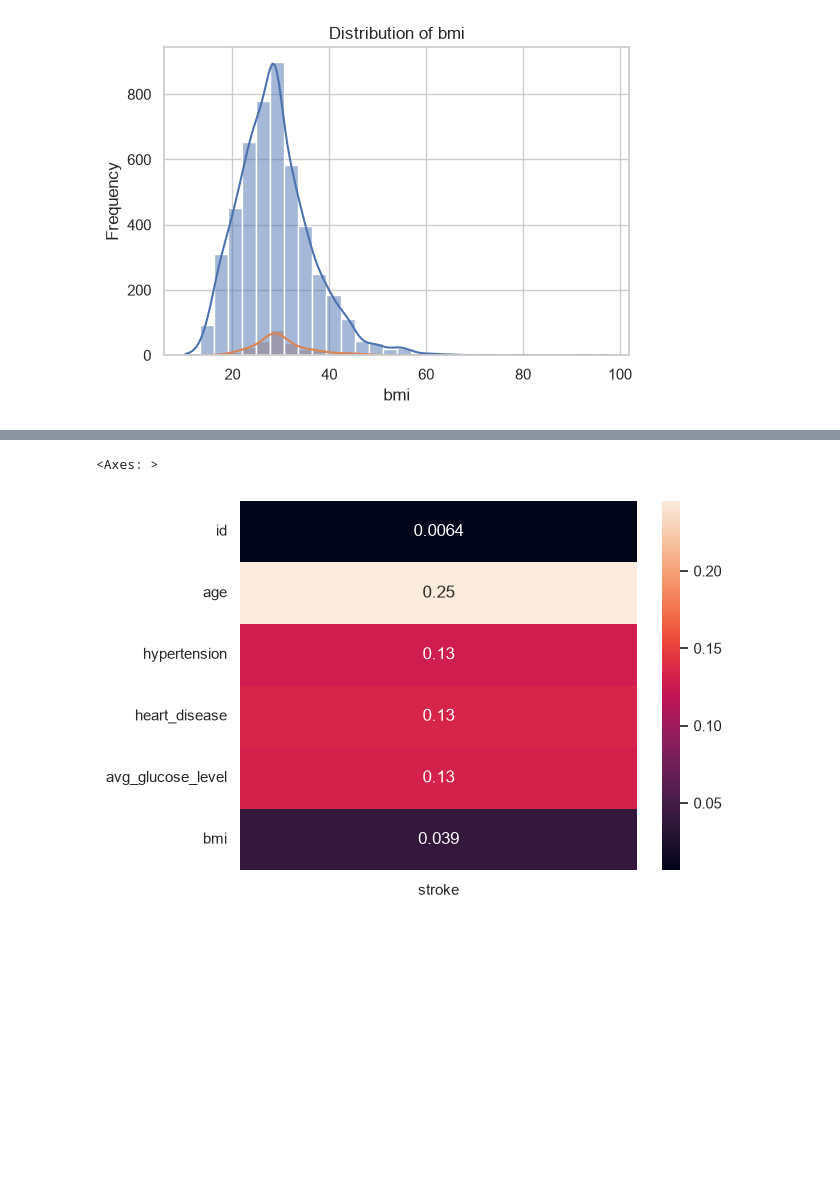
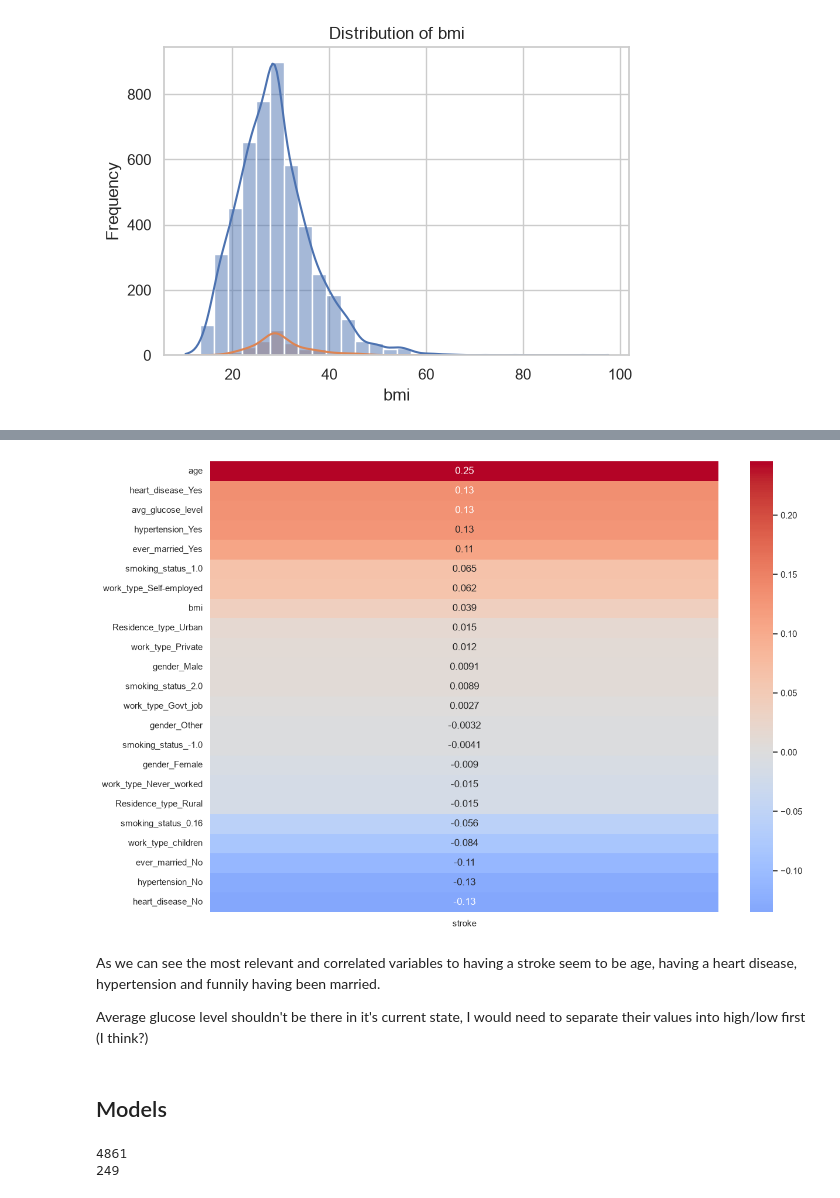
Before and after one commit to tomepedrogit/Stroke-Prediction-Dataset, a Jupyter notebook: stroke_prediction.ipynb, the cells around one changed output, grey strips where cells are left out. Drawn from its saved outputs; the diff is of its cells as text; code cells hidden in the pictures; blank space fills up the shorter version.

```diff
--- a/stroke_prediction.ipynb
+++ b/stroke_prediction.ipynb
@@ -42,8 +44,10 @@ df.head(10)
 | 9 | 60491 | Female | 78.0 | 0 | 0 | Yes | Private | Urban | ... |
 # %%
 #Making sure NaN values are being treated as missing values or string.
-#There is also "unknown" on smoking_status, which could count as missing values, but won't be explored here.
+#There is also "unknown" on smoking_status, which are missing values.
 print((df['bmi'] == 'NaN').sum())
+df['smoking_status'] = df['smoking_status'].replace({'Unknown':0, 'smokes':2, 'formerly smoked':1, 'never smoked':-1})
+df['smoking_status'] = df['smoking_status'].replace(0, np.nan)
 df.isnull().sum()
 # %% [output]
 0
@@ -62,5 +66,7 @@ stroke               0
 dtype: int64
 # %%
-#Let's handle missing values in the 'bmi' column using KNN imputation
+#Let's handle missing values in the 'bmi' and 'smoking_status' column using KNN imputation
 imputer = KNNImputer()
 df[['bmi']] = imputer.fit_transform(df[['bmi']]).round(2)
+df[['smoking_status']] = imputer.fit_transform(df[['smoking_status']]).round(2)
+df.head(10)
@@ -132,0 +85,11 @@ for col in var_set2:
+# %%
+#Let's make it so hypertension and heart_disease are categorical and their value is a string instead of 0 and 1
+#For future reference, try one hot coding.
+
+df['hypertension'] = df['hypertension'].replace({0:'No', 1:'Yes'})
+df['heart_disease'] = df['heart_disease'].replace({0:'No', 1:'Yes'})
+
+#And now divide the variables into categorical (static) and numerical (continuous)
+
+variables_numerical = ['age', 'avg_glucose_level', 'bmi']
+variables_categorical = ['gender', 'hypertension', 'heart_disease', 'ever_married', 'work_type', 'Residence_type', 'smoking_status']
@@ -183,10 +165,37 @@ for col in var_set2:
 # %%
-#Now to check what the correlation heatmap looks like
-corr = df.corr(numeric_only=True)[['stroke']].drop(index='stroke')
-sns.heatmap(corr, annot=True)
+#Let's try an implementation of onehotenconder (used AI since I didn't quite understand), and make a correlation heatmap.
 
-# TO DO: Okay we need to make categorical values into numerical for them to work here. maybe check out onehotcoding and if that makes sense here?
-#also remove ID from there.
+enc = OneHotEncoder(handle_unknown="ignore")
+
+encoded = enc.fit_transform(df[variables_categorical])
+encoded_df = pd.DataFrame(encoded.toarray(),
+                          columns=enc.get_feature_names_out(variables_categorical),
+                          index=df.index)
+
+df_corr = pd.concat([df[variables_numerical + ["stroke"]], encoded_df], axis=1)
+
+corr = df_corr.corr()
+
+stroke_corr = (
+    df_corr.corr()[["stroke"]].drop(index="stroke").sort_values(by="stroke", ascending=False))
+
+plt.figure(figsize=(14, 10))
+sns.heatmap(stroke_corr, cmap="coolwarm", center=0, annot=True)
+plt.show()
 # %% [output]
-<Axes: >
-[figure, old version]
+[figure, new version]
+# %% [markdown]
+As we can see the most relevant and correlated variables to having a stroke seem to be age, having a heart disease, hypertension and funnily having been married.
+
+Average glucose level shouldn't be there in it's current state, I would need to separate their values into high/low first (I think?)
+# %% [markdown]
+## Models
+# %%
+#It's important to avoid false positives since this would mean failing to identify possible strokes. Since the data is very imbalanced with mostly
+# "no" strokes this will be a difficult task and must be handled carefully.
+
+print((df['stroke'] == 0).sum())
+print((df['stroke'] == 1).sum())
+# %% [output]
+4861
+249
```
Also changed, not shown: parts of 14 cells of this notebook.
